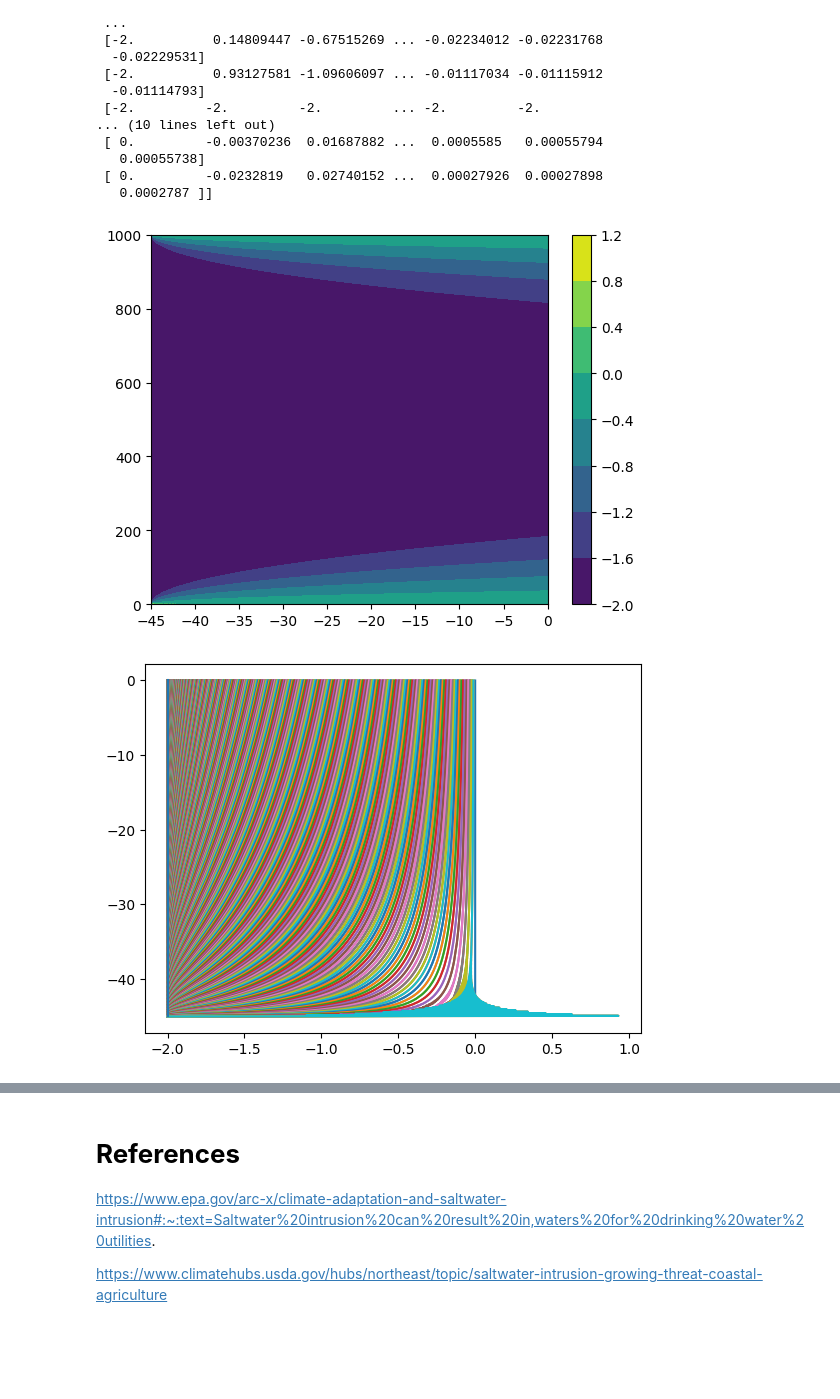
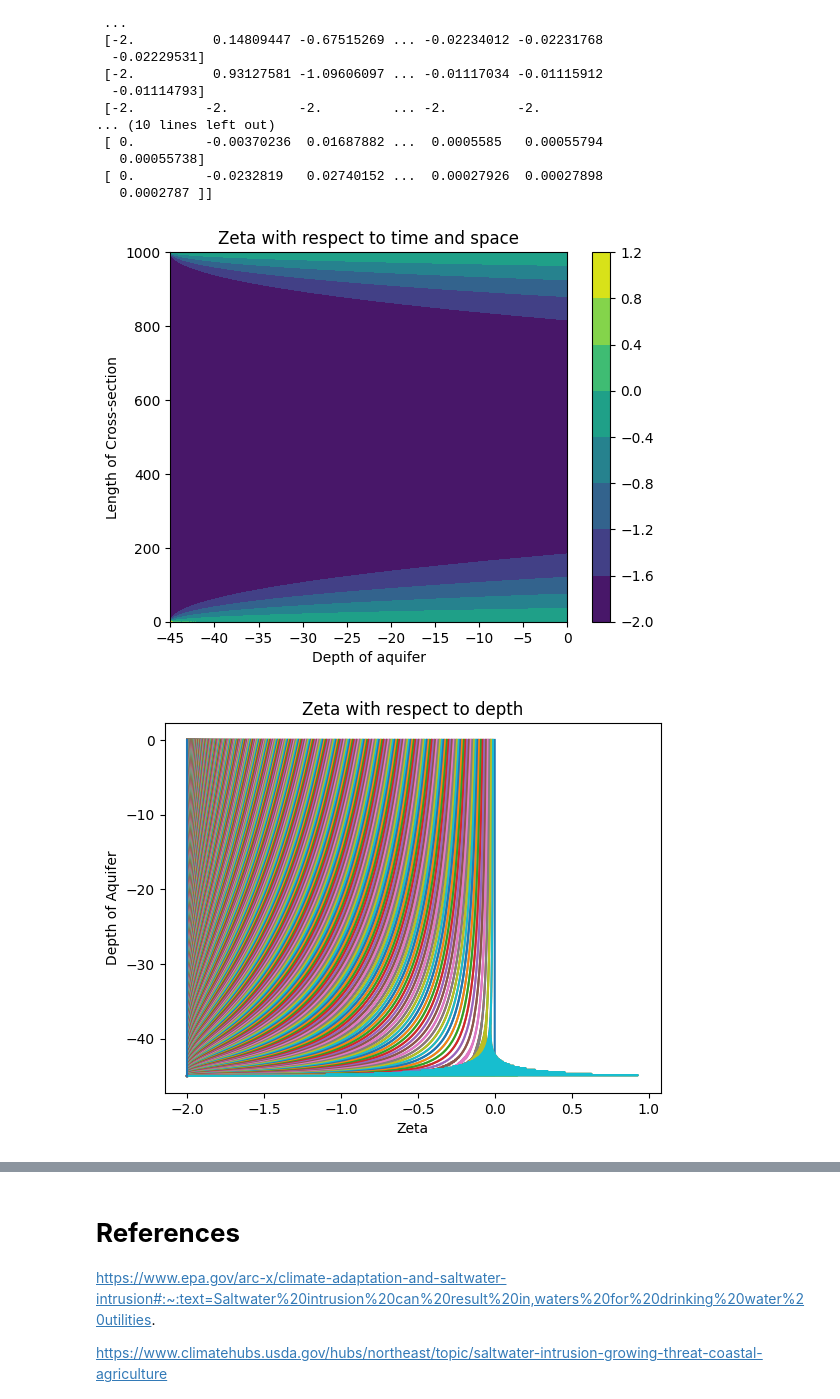
Before and after one commit to ashtonesims/Burkholder_Sims_Final, a Jupyter notebook: Burkholder_Sims_EAS4610_Final.ipynb, the cells around one changed output, grey strips where cells are left out. Saved outputs shown, nothing was run; the diff lists cells and outputs as text; code cells hidden in the pictures; blank space fills up the shorter version.

```diff
--- a/Burkholder_Sims_EAS4610_Final.ipynb
+++ b/Burkholder_Sims_EAS4610_Final.ipynb
@@ -169,14 +169,20 @@ print(H)
    0.0002787 ]]
 # %%
 plt.contourf(z,x,Z)
+plt.ylabel("Length of Cross-section")
+plt.xlabel("Depth of aquifer")
+plt.title("Zeta with respect to time and space")
 plt.colorbar()
 plt.show()
 # %% [output]
-[figure, old version]
+[figure, new version]
 # %%
 for i in Z:
     plt.plot(i,z)
+plt.xlabel("Zeta")
+plt.ylabel("Depth of Aquifer")
+plt.title("Zeta with respect to depth")
 plt.show()
 # %% [output]
-[figure, old version]
+[figure, new version]
 # %%
```
Also changed, not shown: parts of 1 cell of this notebook.
